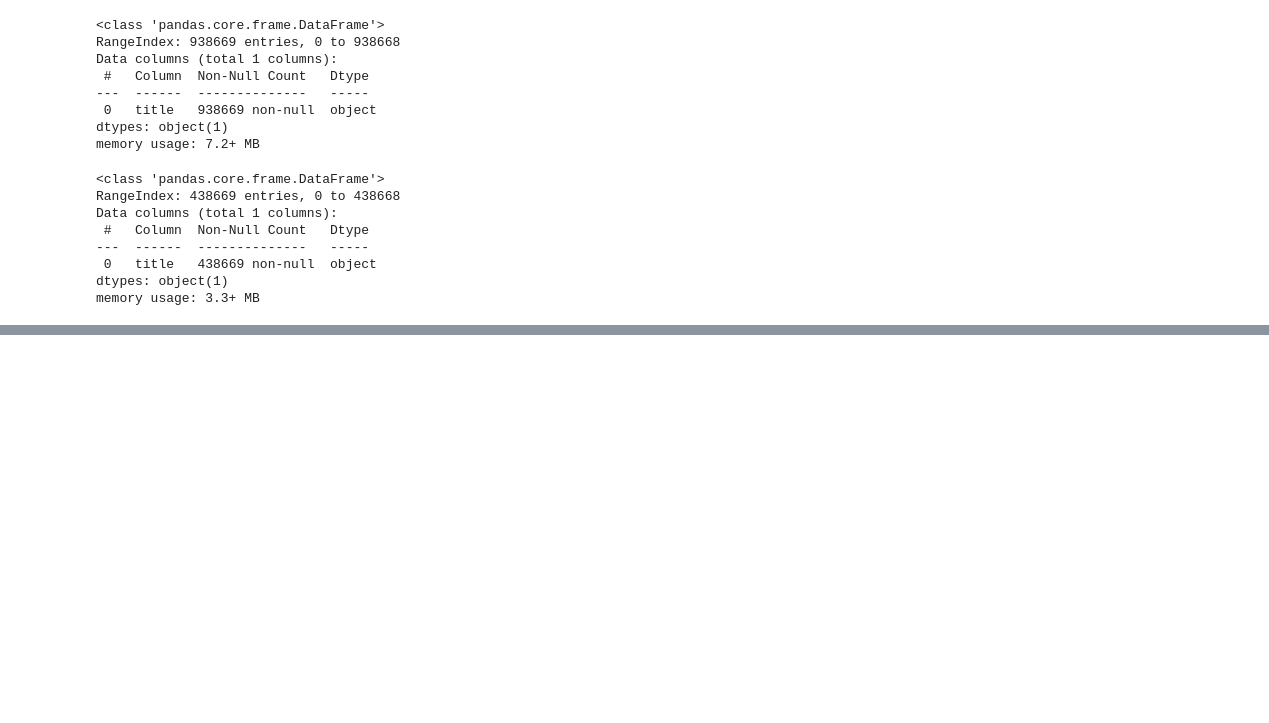
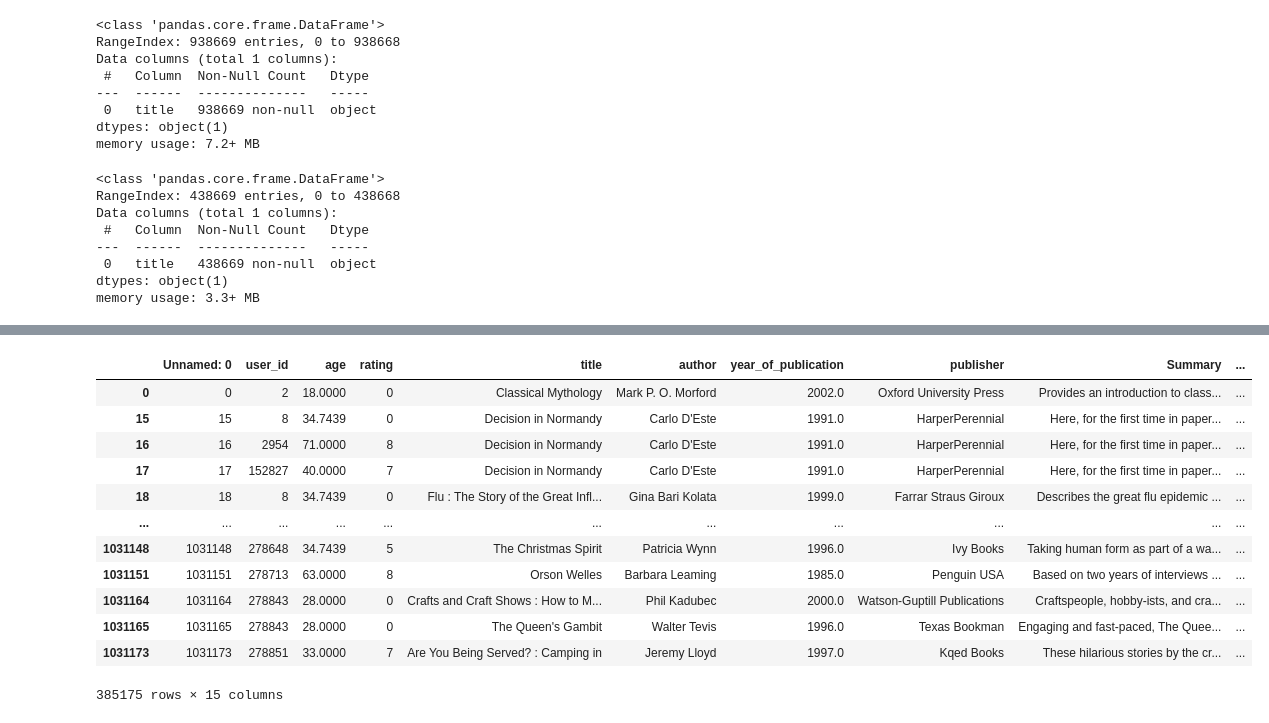
Before and after one commit to quangkyzzz/Project_THDL, a Jupyter notebook: puzzy_book.ipynb, the cells around one changed output, grey strips where cells are left out. Saved outputs shown, nothing was run; the diff lists cells and outputs as text; code cells hidden in the pictures; blank space fills up the shorter version.

```diff
--- a/puzzy_book.ipynb
+++ b/puzzy_book.ipynb
@@ -281,0 +342,2 @@ fuzzymatcher_match_cross_vs_depos.to_csv(data_dir / 'fuzzy match cross vs depos
+# %%
+fuzzymatcher_match_cross_vs_depos = pd.read_csv(data_dir / 'fuzzy match cross vs depos (fuzzymatcher).csv')
@@ -281,0 +358,2 @@ fuzzymatcher_match_cross_vs_depos.to_csv(data_dir / 'fuzzy match cross vs depos
+# %%
+fuzzymatcher_match_cross_vs_depos.drop(fuzzymatcher_match_cross_vs_depos[fuzzymatcher_match_cross_vs_depos['best_match_score']<0.55].index, axis=0, inplace=True)
@@ -281,0 +364,17 @@ fuzzymatcher_match_cross_vs_depos.to_csv(data_dir / 'fuzzy match cross vs depos
+# %%
+df_Crossing_book['depository_book_exists'] = np.where(df_Crossing_book['title'].isin(list(df_depository_book['title'].unique())),1,0)
+df_Crossing_book[df_Crossing_book['depository_book_exists'] ==1 ]
+# %% [output]
+|  | Unnamed: 0 | user_id | age | rating | title | author | year_of_publication | publisher | Summary | ... |
+| 0 | 0 | 2 | 18.0000 | 0 | Classical Mythology | Mark P. O. Morford | 2002.0 | Oxford University Press | Provides an introduction to class... | ... |
+| 15 | 15 | 8 | 34.7439 | 0 | Decision in Normandy | Carlo D'Este | 1991.0 | HarperPerennial | Here, for the first time in paper... | ... |
+| 16 | 16 | 2954 | 71.0000 | 8 | Decision in Normandy | Carlo D'Este | 1991.0 | HarperPerennial | Here, for the first time in paper... | ... |
+| 17 | 17 | 152827 | 40.0000 | 7 | Decision in Normandy | Carlo D'Este | 1991.0 | HarperPerennial | Here, for the first time in paper... | ... |
+| 18 | 18 | 8 | 34.7439 | 0 | Flu : The Story of the Great Infl... | Gina Bari Kolata | 1999.0 | Farrar Straus Giroux | Describes the great flu epidemic ... | ... |
+| ... | ... | ... | ... | ... | ... | ... | ... | ... | ... | ... |
+| 1031148 | 1031148 | 278648 | 34.7439 | 5 | The Christmas Spirit | Patricia Wynn | 1996.0 | Ivy Books | Taking human form as part of a wa... | ... |
+| 1031151 | 1031151 | 278713 | 63.0000 | 8 | Orson Welles | Barbara Leaming | 1985.0 | Penguin USA | Based on two years of interviews ... | ... |
+| 1031164 | 1031164 | 278843 | 28.0000 | 0 | Crafts and Craft Shows : How to M... | Phil Kadubec | 2000.0 | Watson-Guptill Publications | Craftspeople, hobby-ists, and cra... | ... |
+| 1031165 | 1031165 | 278843 | 28.0000 | 0 | The Queen's Gambit | Walter Tevis | 1996.0 | Texas Bookman | Engaging and fast-paced, The Quee... | ... |
+| 1031173 | 1031173 | 278851 | 33.0000 | 7 | Are You Being Served? : Camping in | Jeremy Lloyd | 1997.0 | Kqed Books | These hilarious stories by the cr... | ... |
+385175 rows × 15 columns
```
Also changed, not shown: parts of 27 cells of this notebook.
